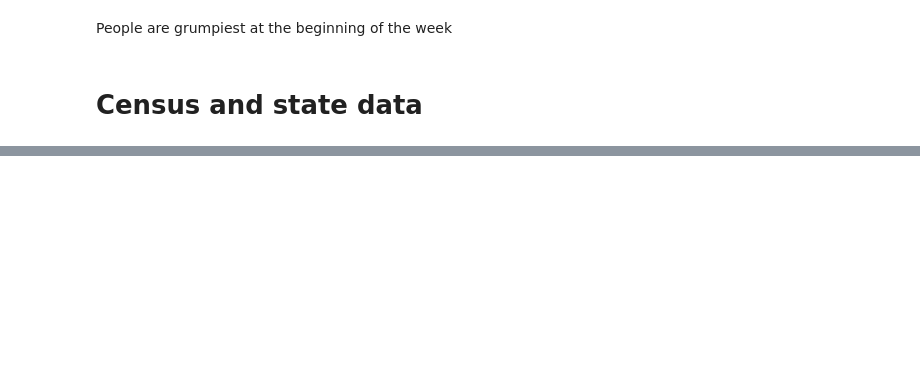
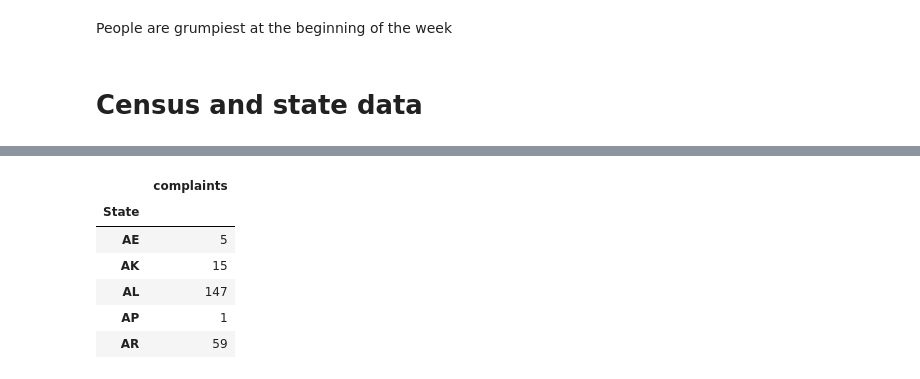
Before and after one commit to tiyd-python-2015-01/consumer-complaints, a Jupyter notebook: CFPB data.ipynb, the cells around one changed output, grey strips where cells are left out. Cells and saved outputs as stored; diff of their text form; code cells hidden in the pictures; blank space fills up the shorter version.

```diff
--- a/CFPB data.ipynb
+++ b/CFPB data.ipynb
@@ -131,6 +187,14 @@ census.head()
 # %%
 complaints_by_state = pd.DataFrame(cfpb_data.groupby("State").size(), columns=["complaints"])
 # %%
-complaints_by_state
+complaints_by_state.head()
+# %% [output]
+|  | complaints |
+| State |  |
+| AE | 5 |
+| AK | 15 |
+| AL | 147 |
+| AP | 1 |
+| AR | 59 |
 # %%
 census["2014"]["AL"]
```
Also changed, not shown: parts of 35 cells of this notebook.
